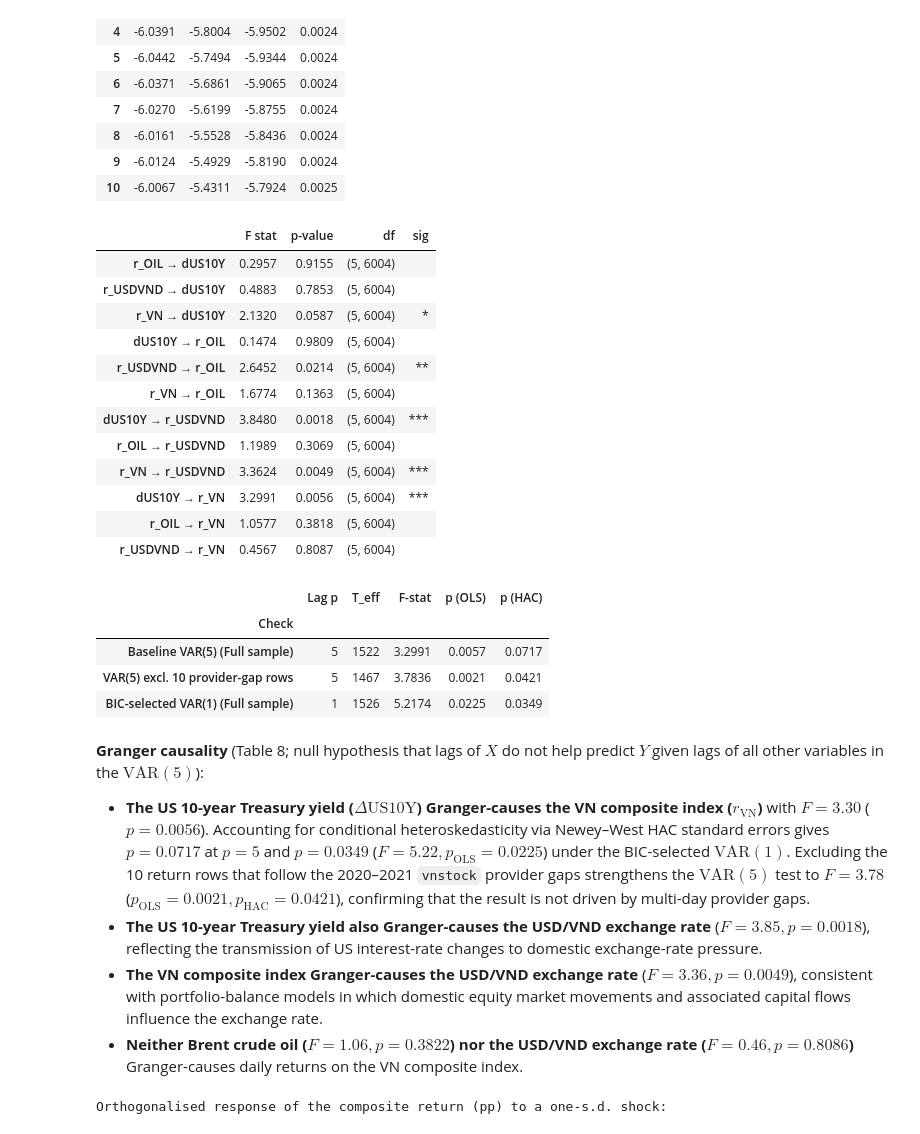
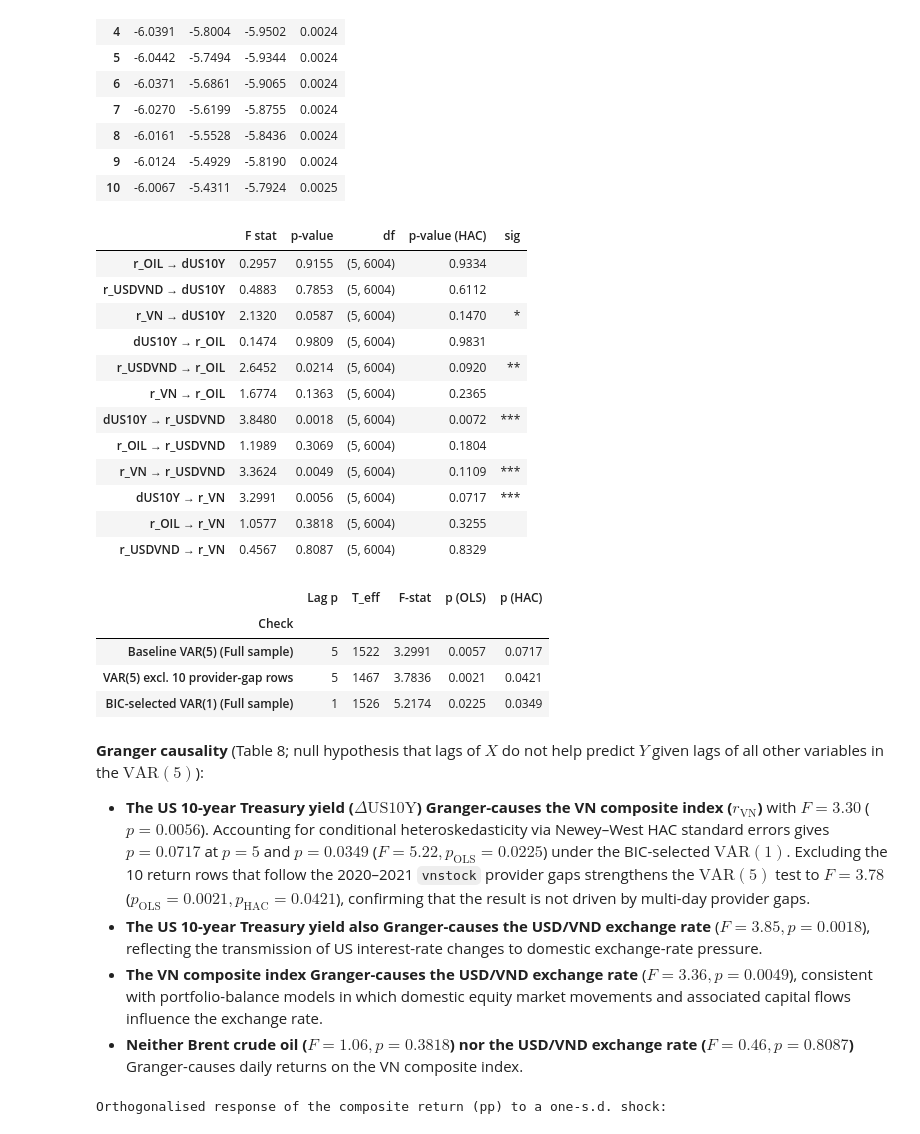
Before and after one commit to binhnuoctrangsu/ATFB_GROUP12_TOPIC7, a Jupyter notebook: notebooks/t7_macro_links.ipynb, the cells around one changed output. Cells and saved outputs as stored; diff of their text form; code cells hidden in the pictures.

Commit message:
Fix data alignment discrepancies, automate report table cells from CSVs, update notebook text, and verify clean-room execution

```diff
--- a/notebooks/t7_macro_links.ipynb
+++ b/notebooks/t7_macro_links.ipynb
@@ -698,24 +719,6 @@ Estimated: VAR(5) on 1522 observations
 | 9 | -6.0124 | -5.4929 | -5.8190 | 0.0024 |
 | 10 | -6.0067 | -5.4311 | -5.7924 | 0.0025 |
 # %%
-def granger_table(var_result, variables):
-    rows = {}
-    for effect in variables:
-        for cause in variables:
-            if cause == effect:
-                continue
-            gc_res = var_result.test_causality(effect, [cause], kind='f')
-            rows[f'{cause} → {effect}'] = {
-                'F stat': float(gc_res.test_statistic),
-                'p-value': float(gc_res.pvalue),
-                'df': str(gc_res.df),
-            }
-    df = pd.DataFrame(rows).T
-    df['F stat'] = df['F stat'].astype(float)
-    df['p-value'] = df['p-value'].astype(float)
-    df['sig'] = pd.cut(df['p-value'], [-1, 0.01, 0.05, 0.10, 2], labels=['***', '**', '*', '']).astype(str)
-    return df
-
 def granger_robust_pair(data, cause, effect, p, exclude_after_gap=None):
     """Equation-level OLS and Newey-West HAC Wald F-tests, with optional provider-gap exclusion."""
     cols = list(data.columns)
@@ -736,48 +739,71 @@ def granger_robust_pair(data, cause, effect, p, exclude_after_gap=None):
         for lag in range(0, p + 1):
             bad_row |= gap_bool[p - lag : n_total - lag]
         keep = ~bad_row
         y, X = y[keep], X[keep, :]
     t_eff, m_params = X.shape
     cause_idx = [i for i, name in enumerate(reg_names) if name.endswith(f'.{cause}')]
     R = np.zeros((p, m_params))
     for r_row, col_i in enumerate(cause_idx):
         R[r_row, col_i] = 1.0
     w_homo = sm.OLS(y, X).fit().wald_test(R, use_f=True, scalar=True)
     w_hac = sm.OLS(y, X).fit(cov_type='HAC', cov_kwds={'maxlags': p}).wald_test(R, use_f=True, scalar=True)
     return {
         'cause': cause, 'effect': effect, 'lag_p': int(p), 'T_eff': int(t_eff),
         'F_homo': float(w_homo.statistic), 'p_homo': float(w_homo.pvalue),
         'F_HAC': float(w_hac.statistic), 'p_HAC': float(w_hac.pvalue),
     }
 
-gc = save_table(granger_table(var_res, list(vdata.columns)), 'tab08_granger_causality')
+def granger_table(var_result, variables, data_df=None):
+    rows = {}
+    for effect in variables:
+        for cause in variables:
+            if cause == effect:
+                continue
+            gc_res = var_result.test_causality(effect, [cause], kind='f')
+            row = {
+                'F stat': float(gc_res.test_statistic),
+                'p-value': float(gc_res.pvalue),
+                'df': str(gc_res.df),
+            }
+            if data_df is not None:
+                row['p-value (HAC)'] = granger_robust_pair(data_df, cause, effect, p=var_result.k_ar)['p_HAC']
+            rows[f'{cause} → {effect}'] = row
+    df = pd.DataFrame(rows).T
+    df['F stat'] = df['F stat'].astype(float)
+    df['p-value'] = df['p-value'].astype(float)
+    if 'p-value (HAC)' in df.columns:
+        df['p-value (HAC)'] = df['p-value (HAC)'].astype(float)
+    df['sig'] = pd.cut(df['p-value'], [-1, 0.01, 0.05, 0.10, 2], labels=['***', '**', '*', '']).astype(str)
+    return df
+
+gc = save_table(granger_table(var_res, list(vdata.columns), data_df=vdata), 'tab08_granger_causality')
 display(gc)
 
 # Brief robustness check on dUS10Y -> r_VN: Newey-West HAC and provider-gap exclusion
 gap_flag = panel['after_provider_gap'].astype(bool)
 rob_base = granger_robust_pair(vdata, cause='dUS10Y', effect='r_VN', p=var_res.k_ar, exclude_after_gap=None)
 rob_nogap = granger_robust_pair(vdata, cause='dUS10Y', effect='r_VN', p=var_res.k_ar, exclude_after_gap=gap_flag)
 rob_p1 = granger_robust_pair(vdata, cause='dUS10Y', effect='r_VN', p=1, exclude_after_gap=None)
 rob_summary = pd.DataFrame([
     {'Check': 'Baseline VAR(5) (Full sample)', 'Lag p': 5, 'T_eff': rob_base['T_eff'], 'F-stat': rob_base['F_homo'], 'p (OLS)': rob_base['p_homo'], 'p (HAC)': rob_base['p_HAC']},
     {'Check': 'VAR(5) excl. 10 provider-gap rows', 'Lag p': 5, 'T_eff': rob_nogap['T_eff'], 'F-stat': rob_nogap['F_homo'], 'p (OLS)': rob_nogap['p_homo'], 'p (HAC)': rob_nogap['p_HAC']},
     {'Check': 'BIC-selected VAR(1) (Full sample)', 'Lag p': 1, 'T_eff': rob_p1['T_eff'], 'F-stat': rob_p1['F_homo'], 'p (OLS)': rob_p1['p_homo'], 'p (HAC)': rob_p1['p_HAC']},
 ]).set_index('Check')
-display(rob_summary.round(4))
+display(save_table(rob_summary, 'tab08b_granger_robustness').round(4))
 # %% [output]
-|  | F stat | p-value | df | sig |
-| r_OIL → dUS10Y | 0.2957 | 0.9155 | (5, 6004) |  |
-| r_USDVND → dUS10Y | 0.4883 | 0.7853 | (5, 6004) |  |
-| r_VN → dUS10Y | 2.1320 | 0.0587 | (5, 6004) | * |
-| dUS10Y → r_OIL | 0.1474 | 0.9809 | (5, 6004) |  |
-| r_USDVND → r_OIL | 2.6452 | 0.0214 | (5, 6004) | ** |
-| r_VN → r_OIL | 1.6774 | 0.1363 | (5, 6004) |  |
-| dUS10Y → r_USDVND | 3.8480 | 0.0018 | (5, 6004) | *** |
-| r_OIL → r_USDVND | 1.1989 | 0.3069 | (5, 6004) |  |
-| r_VN → r_USDVND | 3.3624 | 0.0049 | (5, 6004) | *** |
-| dUS10Y → r_VN | 3.2991 | 0.0056 | (5, 6004) | *** |
-| r_OIL → r_VN | 1.0577 | 0.3818 | (5, 6004) |  |
-| r_USDVND → r_VN | 0.4567 | 0.8087 | (5, 6004) |  |
+|  | F stat | p-value | df | p-value (HAC) | sig |
+| r_OIL → dUS10Y | 0.2957 | 0.9155 | (5, 6004) | 0.9334 |  |
+| r_USDVND → dUS10Y | 0.4883 | 0.7853 | (5, 6004) | 0.6112 |  |
+| r_VN → dUS10Y | 2.1320 | 0.0587 | (5, 6004) | 0.1470 | * |
+| dUS10Y → r_OIL | 0.1474 | 0.9809 | (5, 6004) | 0.9831 |  |
+| r_USDVND → r_OIL | 2.6452 | 0.0214 | (5, 6004) | 0.0920 | ** |
+| r_VN → r_OIL | 1.6774 | 0.1363 | (5, 6004) | 0.2365 |  |
+| dUS10Y → r_USDVND | 3.8480 | 0.0018 | (5, 6004) | 0.0072 | *** |
+| r_OIL → r_USDVND | 1.1989 | 0.3069 | (5, 6004) | 0.1804 |  |
+| r_VN → r_USDVND | 3.3624 | 0.0049 | (5, 6004) | 0.1109 | *** |
+| dUS10Y → r_VN | 3.2991 | 0.0056 | (5, 6004) | 0.0717 | *** |
+| r_OIL → r_VN | 1.0577 | 0.3818 | (5, 6004) | 0.3255 |  |
+| r_USDVND → r_VN | 0.4567 | 0.8087 | (5, 6004) | 0.8329 |  |
 |  | Lag p | T_eff | F-stat | p (OLS) | p (HAC) |
 | Check |  |  |  |  |  |
 | Baseline VAR(5) (Full sample) | 5 | 1522 | 3.2991 | 0.0057 | 0.0717 |
@@ -788,7 +814,7 @@ display(rob_summary.round(4))
 * **The US 10-year Treasury yield ($\Delta\text{US10Y}$) Granger-causes the VN composite index ($r_{\text{VN}}$)** with $F = 3.30$ ($p = 0.0056$). Accounting for conditional heteroskedasticity via Newey–West HAC standard errors gives $p = 0.0717$ at $p = 5$ and $p = 0.0349$ ($F = 5.22, p_{\text{OLS}} = 0.0225$) under the BIC-selected $\text{VAR}(1)$. Excluding the 10 return rows that follow the 2020–2021 `vnstock` provider gaps strengthens the $\text{VAR}(5)$ test to $F = 3.78$ ($p_{\text{OLS}} = 0.0021, p_{\text{HAC}} = 0.0421$), confirming that the result is not driven by multi-day provider gaps.
 * **The US 10-year Treasury yield also Granger-causes the USD/VND exchange rate** ($F = 3.85, p = 0.0018$), reflecting the transmission of US interest-rate changes to domestic exchange-rate pressure.
 * **The VN composite index Granger-causes the USD/VND exchange rate** ($F = 3.36, p = 0.0049$), consistent with portfolio-balance models in which domestic equity market movements and associated capital flows influence the exchange rate.
-* **Neither Brent crude oil ($F = 1.06, p = 0.3822$) nor the USD/VND exchange rate ($F = 0.46, p = 0.8086$)** Granger-causes daily returns on the VN composite index.
+* **Neither Brent crude oil ($F = 1.06, p = 0.3818$) nor the USD/VND exchange rate ($F = 0.46, p = 0.8087$)** Granger-causes daily returns on the VN composite index.
 # %%
 def irf_plot(var_result, periods=config.IRF_PERIODS, save_path=None):
     irf = var_result.irf(periods)
```
Also changed, not shown: parts of 9 cells of this notebook, 4 other files.
